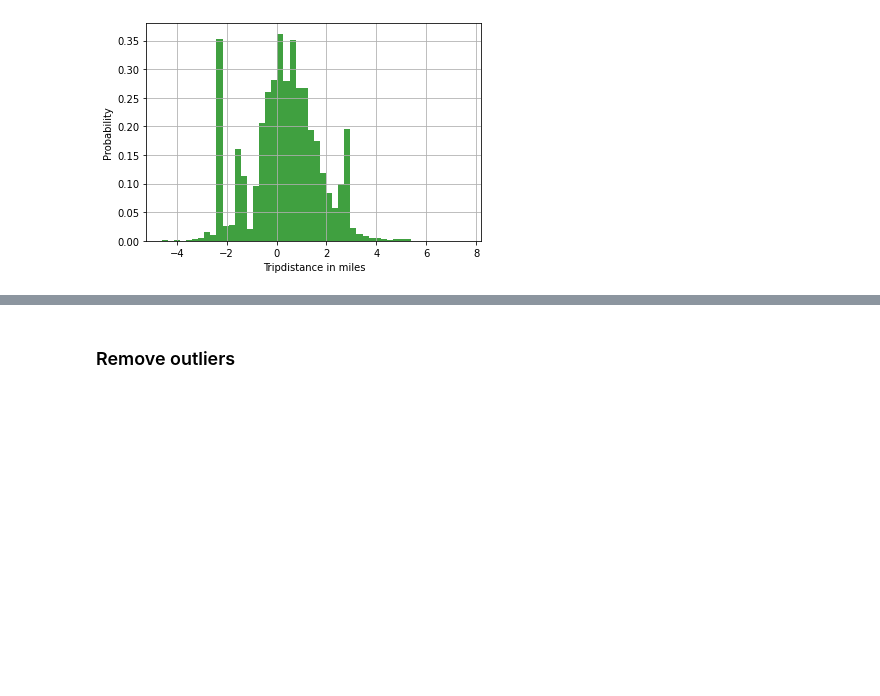
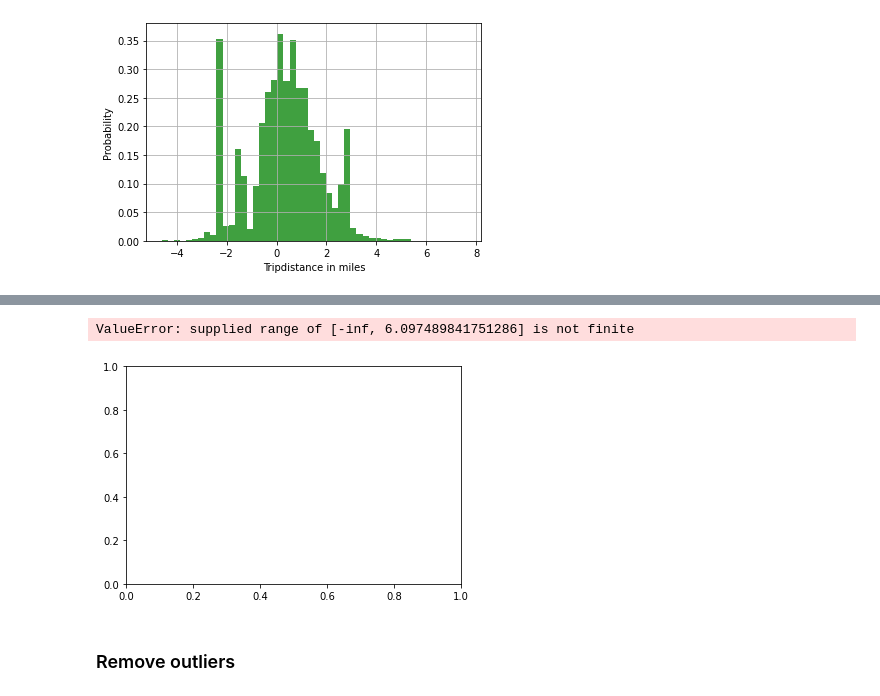
Before and after one commit to Hannah2800/AAA_2023_AdvancedPythonPandas, a Jupyter notebook: Task 1 - Data Cleaning and Preparation.ipynb, the cells around one changed output, grey strips where cells are left out. Cells and saved outputs as stored; diff of their text form; code cells hidden in the pictures; blank space fills up the shorter version.

```diff
--- a/Task 1 - Data Cleaning and Preparation.ipynb
+++ b/Task 1 - Data Cleaning and Preparation.ipynb
@@ -341,0 +374,12 @@ plt.show()
+# %%
+# histogram of the Tips with log
+n, bins, patches = plt.hist(np.log(df_chicago['Tips']), 50, density=True, facecolor='g', alpha=0.75)
+
+
+plt.xlabel('Tips in dollar')
+plt.ylabel('Probability')
+plt.grid(True)
+plt.show()
+# %% [output]
+ValueError: supplied range of [-inf, 6.097489841751286] is not finite
+[figure, added]
```
Also changed, not shown: parts of 23 cells of this notebook.
